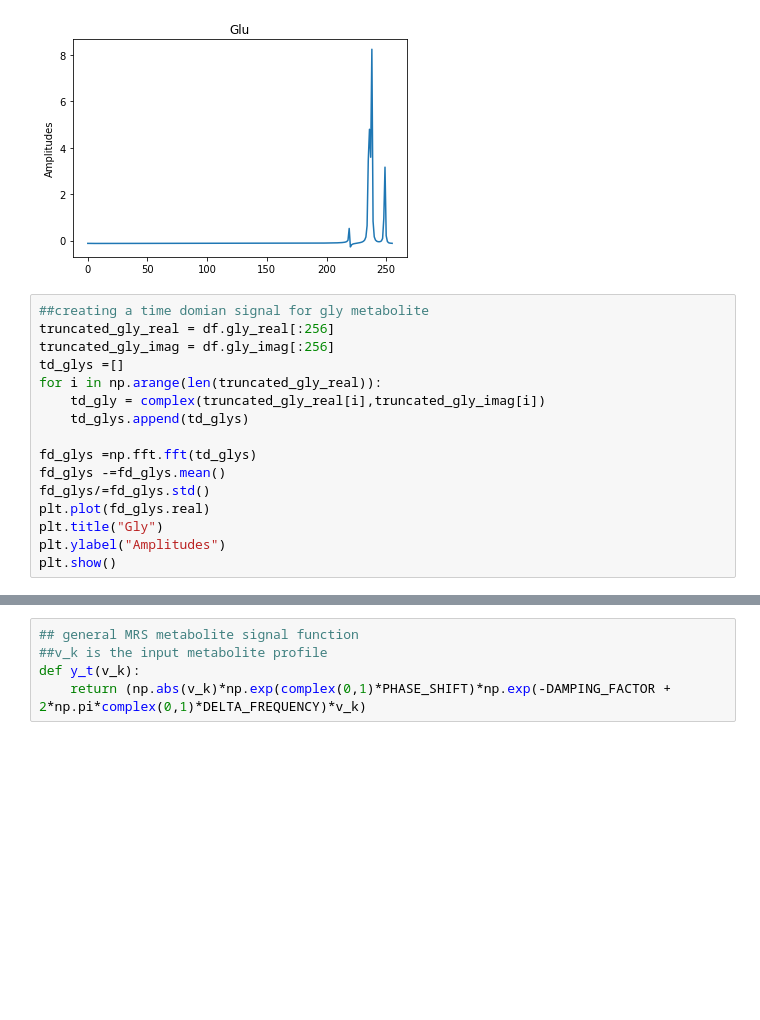
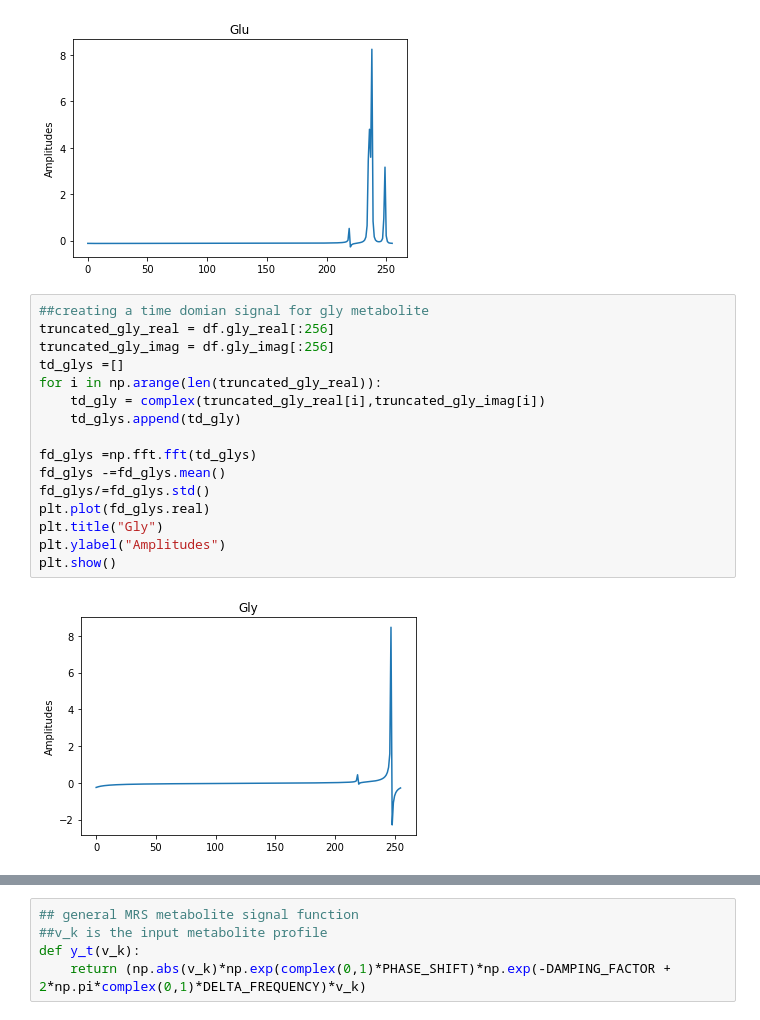
Before and after one commit to DrCod/MRS, a Jupyter notebook: notebooks/mrs_model.ipynb, the cells around one changed output, grey strips where cells are left out. Cells and saved outputs as stored; diff of their text form; blank space fills up the shorter version.

```diff
--- a/notebooks/mrs_model.ipynb
+++ b/notebooks/mrs_model.ipynb
@@ -285,17 +297,19 @@ plt.show()
 # %%
 ##creating a time domian signal for gly metabolite
 truncated_gly_real = df.gly_real[:256]
 truncated_gly_imag = df.gly_imag[:256]
 td_glys =[]
 for i in np.arange(len(truncated_gly_real)):
     td_gly = complex(truncated_gly_real[i],truncated_gly_imag[i])
-    td_glys.append(td_glys)
+    td_glys.append(td_gly)
 
 fd_glys =np.fft.fft(td_glys)
 fd_glys -=fd_glys.mean()
 fd_glys/=fd_glys.std()
 plt.plot(fd_glys.real)
 plt.title("Gly")
 plt.ylabel("Amplitudes")
 plt.show()
+# %% [output]
+[figure, added]
 # %%
```
Also changed, not shown: parts of 17 cells of this notebook.
